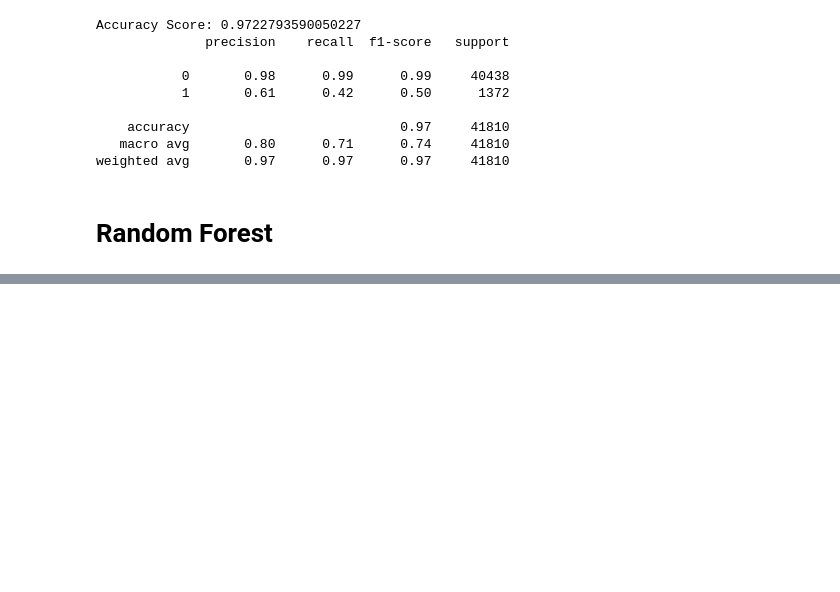
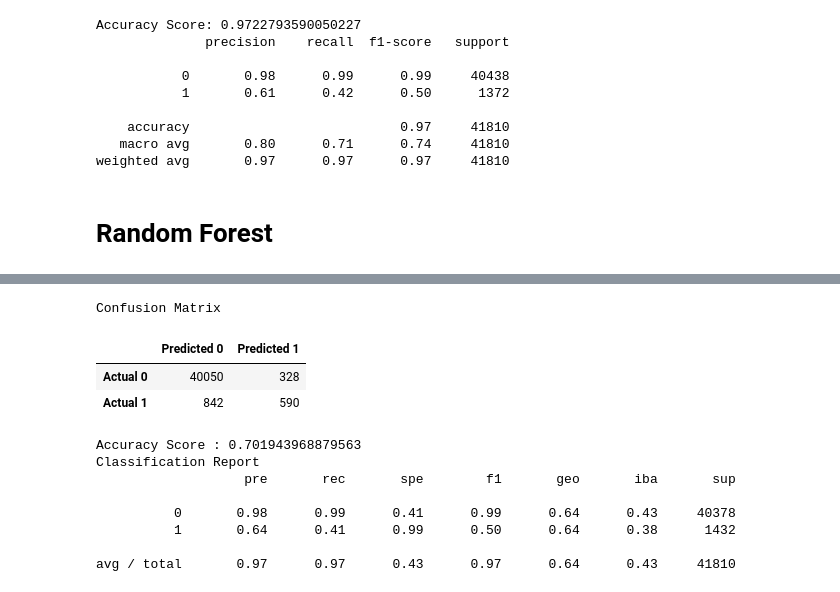
Before and after one commit to JulianDiaz619/covid, a Jupyter notebook: demographicanalysis_ETL.ipynb, the cells around one changed output, grey strips where cells are left out. Cells and saved outputs as stored; diff of their text form; code cells hidden in the pictures; blank space fills up the shorter version.

```diff
--- a/demographicanalysis_ETL.ipynb
+++ b/demographicanalysis_ETL.ipynb
@@ -458,0 +503,24 @@ weighted avg       0.97      0.97      0.97     41810
+# %%
+from imblearn.metrics import classification_report_imbalanced
+from sklearn.metrics import balanced_accuracy_score
+
+acc_score_ROS= balanced_accuracy_score(y_test_RF, y_pred_ROS)
+
+print("Confusion Matrix")
+display(cm_df_ROS)
+print(f"Accuracy Score : {acc_score_ROS}")
+print("Classification Report")
+print(classification_report_imbalanced(y_test_RF, y_pred_ROS))
+# %% [output]
+Confusion Matrix
+|  | Predicted 0 | Predicted 1 |
+| Actual 0 | 40050 | 328 |
+| Actual 1 | 842 | 590 |
+Accuracy Score : 0.701943968879563
+Classification Report
+                   pre       rec       spe        f1       geo       iba       sup
+
+          0       0.98      0.99      0.41      0.99      0.64      0.43     40378
+          1       0.64      0.41      0.99      0.50      0.64      0.38      1432
+
+avg / total       0.97      0.97      0.43      0.97      0.64      0.43     41810
```
Also changed, not shown: parts of 12 cells of this notebook.
